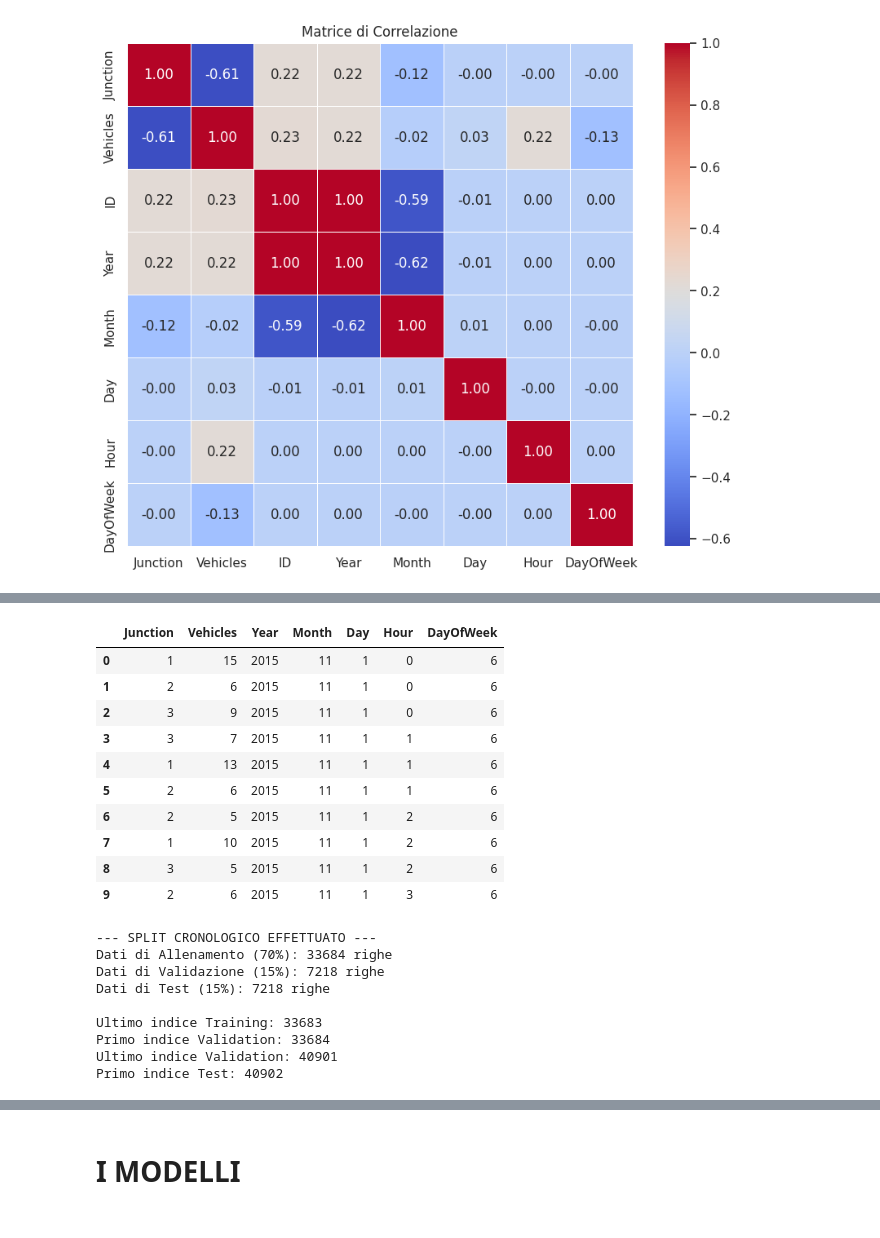
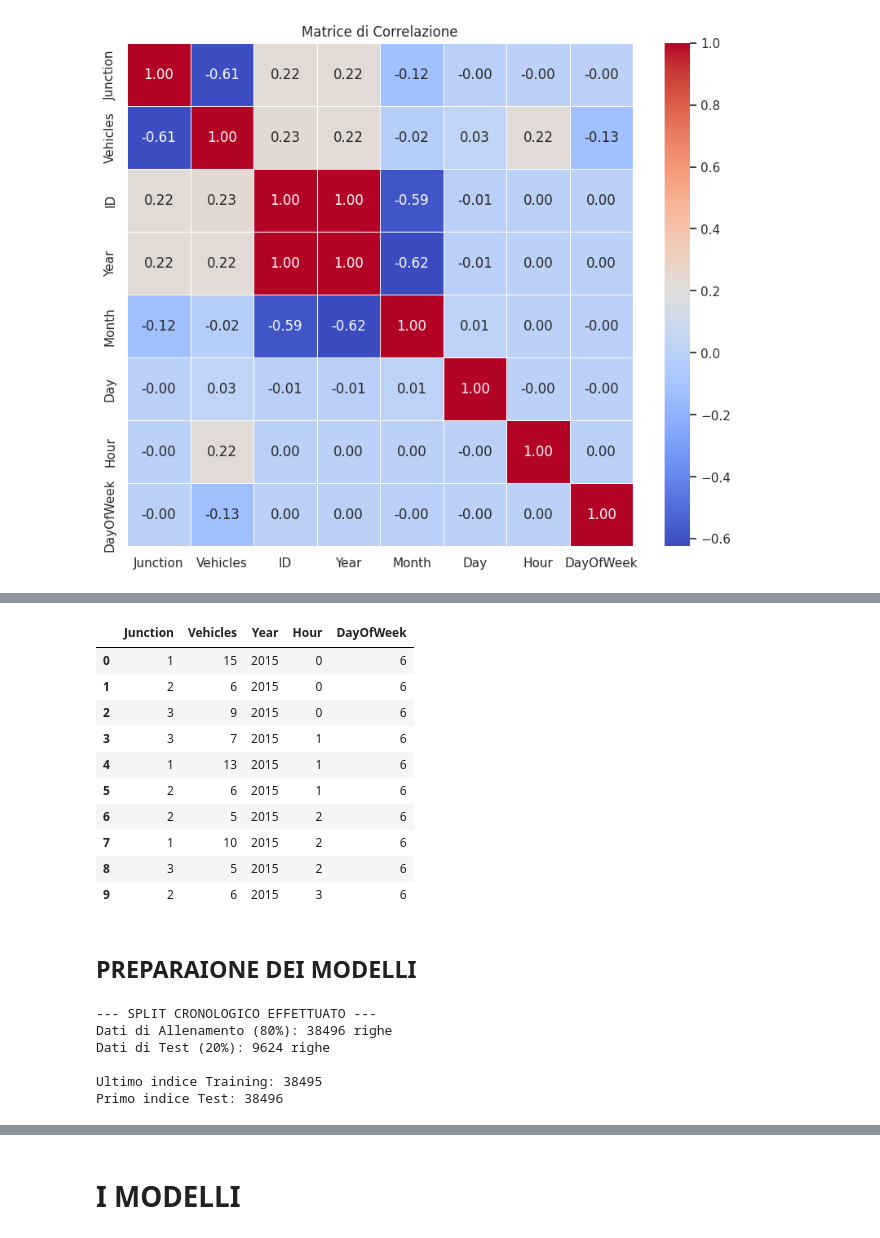
Before and after one commit to MatteMon03/progetto_data_intensive, a Jupyter notebook: MatteoMonari.ipynb, the cells around one changed output, grey strips where cells are left out. Saved outputs shown, nothing was run; the diff lists cells and outputs as text; code cells hidden in the pictures.

```diff
--- a/MatteoMonari.ipynb
+++ b/MatteoMonari.ipynb
@@ -23,6 +42,7 @@ df['Month'] = df['DateTime'].dt.month
 df['Day'] = df['DateTime'].dt.day
 df['Hour'] = df['DateTime'].dt.hour
 df['DayOfWeek'] = df['DateTime'].dt.dayofweek # 0=Lunedì, 6=Domenica
+df.drop(columns=['DateTime'], inplace=True)
 
 display(df.head(10))
 # %% [output]
@@ -176,19 +202,21 @@ plt.show()
 # %%
-df_final = df.drop(['DateTime', 'ID'], axis=1)
+df_final = df.drop(['Day','Month','ID'], axis=1)
 
 display(df_final.head(10))
 # %% [output]
-|  | Junction | Vehicles | Year | Month | Day | Hour | DayOfWeek |
-| 0 | 1 | 15 | 2015 | 11 | 1 | 0 | 6 |
-| 1 | 2 | 6 | 2015 | 11 | 1 | 0 | 6 |
-| 2 | 3 | 9 | 2015 | 11 | 1 | 0 | 6 |
-| 3 | 3 | 7 | 2015 | 11 | 1 | 1 | 6 |
-| 4 | 1 | 13 | 2015 | 11 | 1 | 1 | 6 |
-| 5 | 2 | 6 | 2015 | 11 | 1 | 1 | 6 |
-| 6 | 2 | 5 | 2015 | 11 | 1 | 2 | 6 |
-| 7 | 1 | 10 | 2015 | 11 | 1 | 2 | 6 |
-| 8 | 3 | 5 | 2015 | 11 | 1 | 2 | 6 |
-| 9 | 2 | 6 | 2015 | 11 | 1 | 3 | 6 |
+|  | Junction | Vehicles | Year | Hour | DayOfWeek |
+| 0 | 1 | 15 | 2015 | 0 | 6 |
+| 1 | 2 | 6 | 2015 | 0 | 6 |
+| 2 | 3 | 9 | 2015 | 0 | 6 |
+| 3 | 3 | 7 | 2015 | 1 | 6 |
+| 4 | 1 | 13 | 2015 | 1 | 6 |
+| 5 | 2 | 6 | 2015 | 1 | 6 |
+| 6 | 2 | 5 | 2015 | 2 | 6 |
+| 7 | 1 | 10 | 2015 | 2 | 6 |
+| 8 | 3 | 5 | 2015 | 2 | 6 |
+| 9 | 2 | 6 | 2015 | 3 | 6 |
+# %% [markdown]
+## PREPARAIONE DEI MODELLI
 # %%
 # 1. Definiamo X e y
 X = df_final.drop(['Vehicles'], axis=1)
@@ -196,35 +224,26 @@ y = df_final['Vehicles']
 
 # 2. Calcoliamo l'indice per lo split cronologico (70% train, 15% validation, 15% test)
 n = len(df_final)
-train_index = int(n * 0.7)
-val_index = int(n * 0.85)
+train_index = int(n * 0.8)
 
 # 3. Creiamo i set di Training e Test
 X_train = X.iloc[:train_index]
 y_train = y.iloc[:train_index]
-X_val = X.iloc[train_index:val_index] # validation set per allenare Optuna
-y_val = y.iloc[train_index:val_index]
-X_test = X.iloc[val_index:]
-y_test = y.iloc[val_index:]
+X_test = X.iloc[train_index:]
+y_test = y.iloc[train_index:]
 
 print(f"--- SPLIT CRONOLOGICO EFFETTUATO ---")
-print(f"Dati di Allenamento (70%): {X_train.shape[0]} righe")
-print(f"Dati di Validazione (15%): {X_val.shape[0]} righe")
-print(f"Dati di Test (15%): {X_test.shape[0]} righe")
+print(f"Dati di Allenamento (80%): {X_train.shape[0]} righe")
+print(f"Dati di Test (20%): {X_test.shape[0]} righe")
 
 # Verifica rapida: l'ultima riga del train deve venire prima della prima del test
 print(f"\nUltimo indice Training: {X_train.index[-1]}")
-print(f"Primo indice Validation: {X_val.index[0]}")
-print(f"Ultimo indice Validation: {X_val.index[-1]}")
 print(f"Primo indice Test: {X_test.index[0]}")
 # %% [output]
 --- SPLIT CRONOLOGICO EFFETTUATO ---
-Dati di Allenamento (70%): 33684 righe
-Dati di Validazione (15%): 7218 righe
-Dati di Test (15%): 7218 righe
+Dati di Allenamento (80%): 38496 righe
+Dati di Test (20%): 9624 righe
 
-Ultimo indice Training: 33683
-Primo indice Validation: 33684
-Ultimo indice Validation: 40901
-Primo indice Test: 40902
+Ultimo indice Training: 38495
+Primo indice Test: 38496
 # %% [markdown]
```
Also changed, not shown: parts of 28 cells of this notebook.
